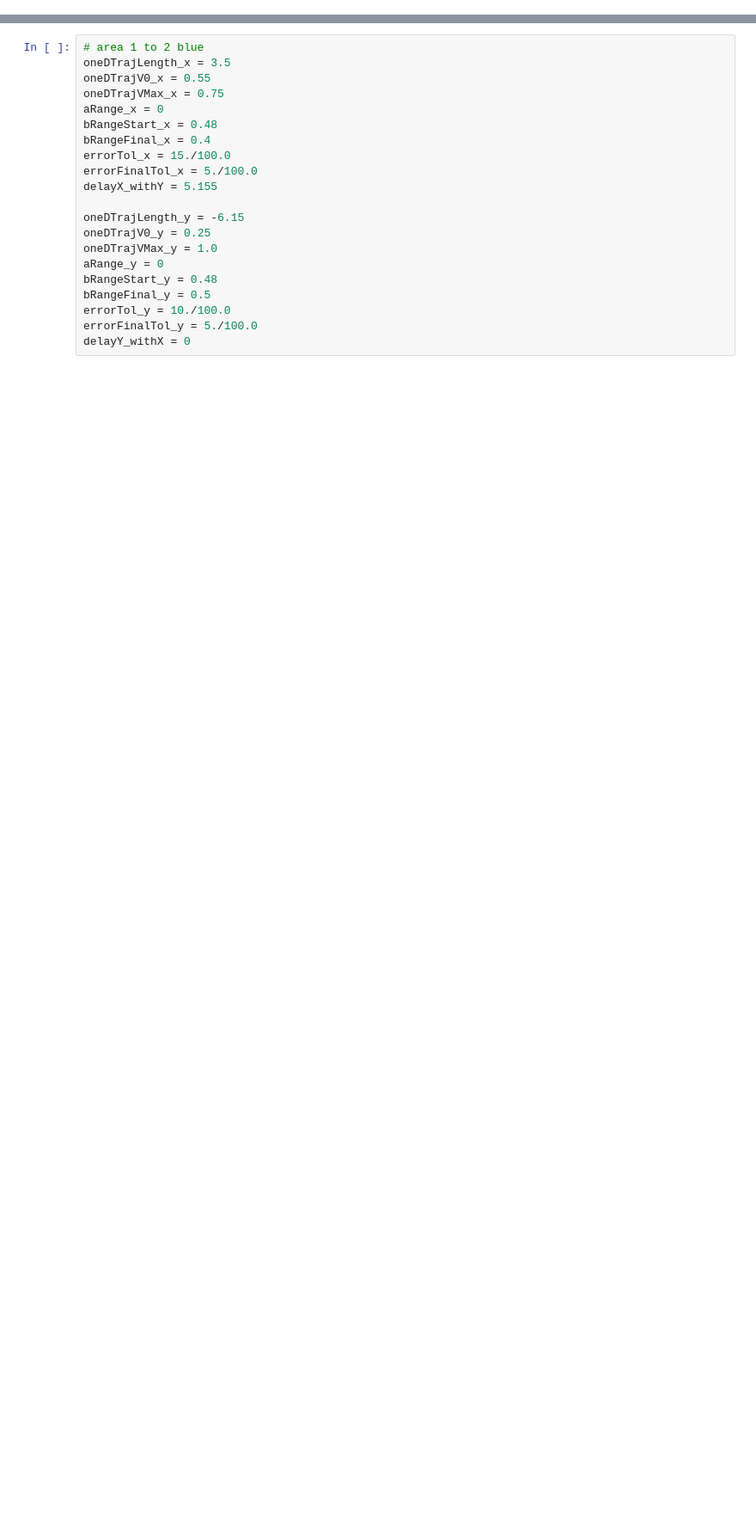
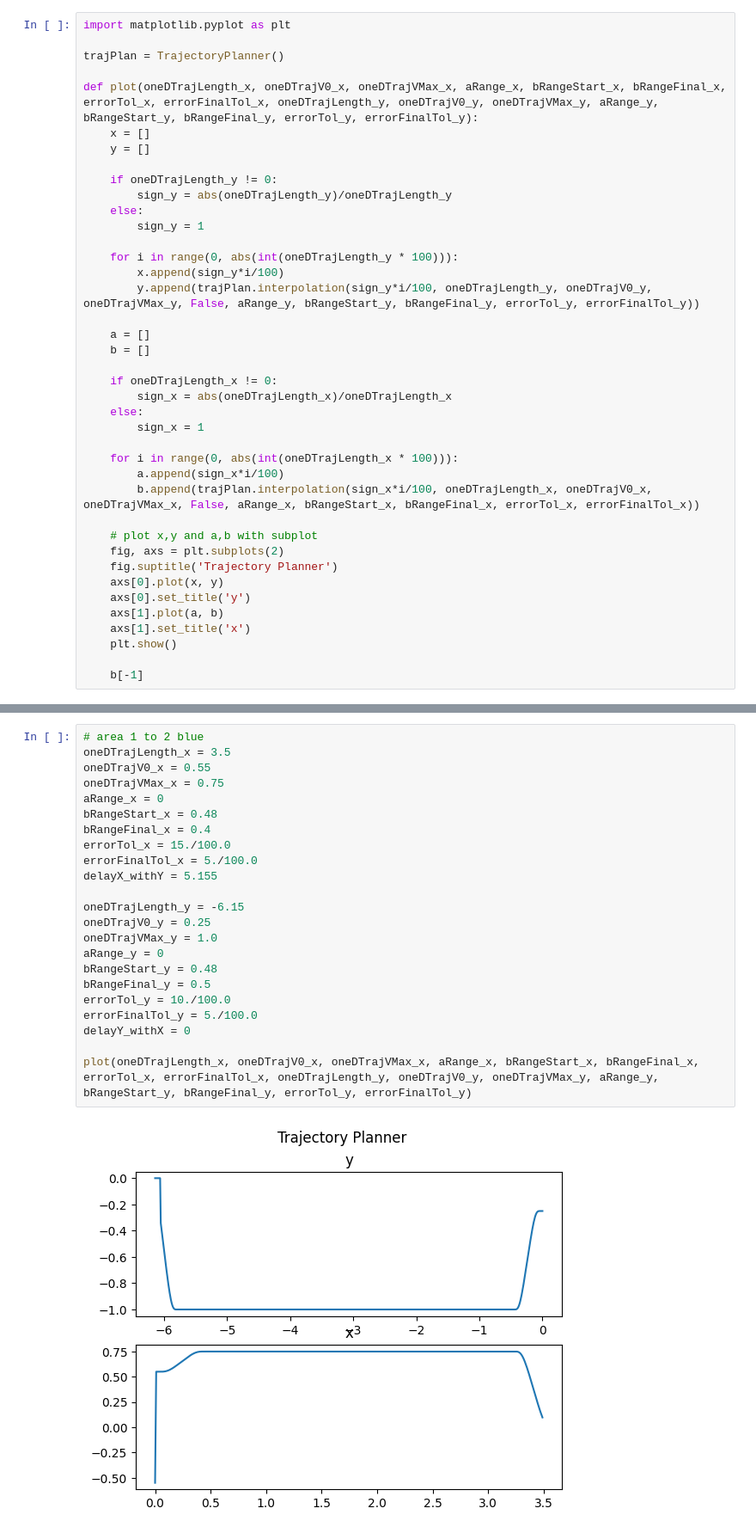
Before and after one commit to NoobiesDoobies/simple-velocity-field-generator, a Jupyter notebook: simple_velocity_field_generator.ipynb, the cells around one changed output, grey strips where cells are left out. Shown: that part at 86% size. Drawn from its saved outputs; the diff is of its cells as text; blank space fills up the shorter version.

```diff
--- a/simple_velocity_field_generator.ipynb
+++ b/simple_velocity_field_generator.ipynb
@@ -60,6 +60,46 @@ class TrajectoryPlanner:
 
     def checkForceBrake(self):
         return self.doForceBrake
+# %%
+import matplotlib.pyplot as plt
+
+trajPlan = TrajectoryPlanner()
+
+def plot(oneDTrajLength_x, oneDTrajV0_x, oneDTrajVMax_x, aRange_x, bRangeStart_x, bRangeFinal_x, errorTol_x, errorFinalTol_x, oneDTrajLength_y, oneDTrajV0_y, oneDTrajVMax_y, aRange_y, bRangeStart_y, bRangeFinal_y, errorTol_y, errorFinalTol_y):
+    x = []
+    y = []
+
+    if oneDTrajLength_y != 0:
+        sign_y = abs(oneDTrajLength_y)/oneDTrajLength_y
+    else:
+        sign_y = 1
+
+    for i in range(0, abs(int(oneDTrajLength_y * 100))):
+        x.append(sign_y*i/100)
+        y.append(trajPlan.interpolation(sign_y*i/100, oneDTrajLength_y, oneDTrajV0_y, oneDTrajVMax_y, False, aRange_y, bRangeStart_y, bRangeFinal_y, errorTol_y, errorFinalTol_y))
+
+    a = []
+    b = []
+
+    if oneDTrajLength_x != 0:
+        sign_x = abs(oneDTrajLength_x)/oneDTrajLength_x
+    else:
+        sign_x = 1
+
+    for i in range(0, abs(int(oneDTrajLength_x * 100))):
+        a.append(sign_x*i/100)
+        b.append(trajPlan.interpolation(sign_x*i/100, oneDTrajLength_x, oneDTrajV0_x, oneDTrajVMax_x, False, aRange_x, bRangeStart_x, bRangeFinal_x, errorTol_x, errorFinalTol_x))
+
+    # plot x,y and a,b with subplot
+    fig, axs = plt.subplots(2)
+    fig.suptitle('Trajectory Planner')
+    axs[0].plot(x, y)
+    axs[0].set_title('y')
+    axs[1].plot(a, b)
+    axs[1].set_title('x')
+    plt.show()
+
+    b[-1]
 # %%
 # area 1 to 2 red
 delayY_withX = 0
@@ -126,24 +178,28 @@ delayY_withX = 0
 # %%
 # area 1 to 2 blue
 oneDTrajLength_x = 3.5
 oneDTrajV0_x = 0.55
 oneDTrajVMax_x = 0.75
 aRange_x = 0
 bRangeStart_x = 0.48
 bRangeFinal_x = 0.4
 errorTol_x = 15./100.0
 errorFinalTol_x = 5./100.0
 delayX_withY = 5.155
 
 oneDTrajLength_y = -6.15
 oneDTrajV0_y = 0.25
 oneDTrajVMax_y = 1.0
 aRange_y = 0
 bRangeStart_y = 0.48
 bRangeFinal_y = 0.5
 errorTol_y = 10./100.0
 errorFinalTol_y = 5./100.0
 delayY_withX = 0
+
+plot(oneDTrajLength_x, oneDTrajV0_x, oneDTrajVMax_x, aRange_x, bRangeStart_x, bRangeFinal_x, errorTol_x, errorFinalTol_x, oneDTrajLength_y, oneDTrajV0_y, oneDTrajVMax_y, aRange_y, bRangeStart_y, bRangeFinal_y, errorTol_y, errorFinalTol_y)
+# %% [output]
+[figure, added]
 # %%
 # area 2 to 3 blue
 oneDTrajLength_x = 3.5
```
Also changed, not shown: parts of 6 cells of this notebook.
